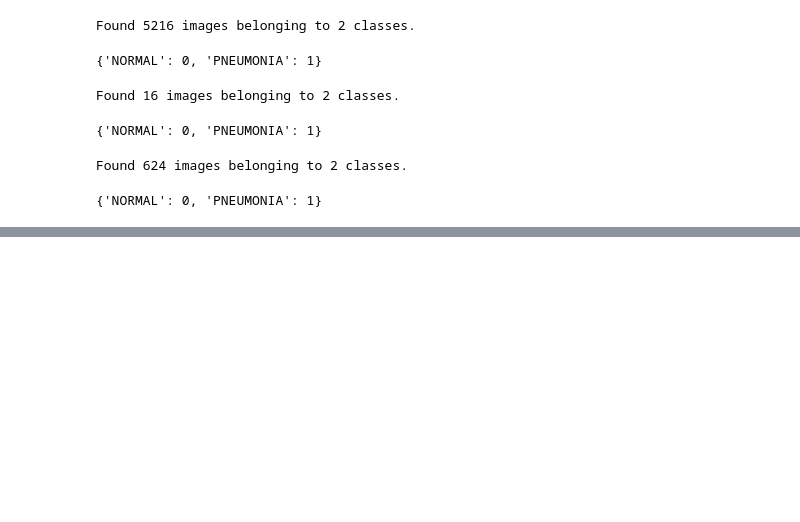
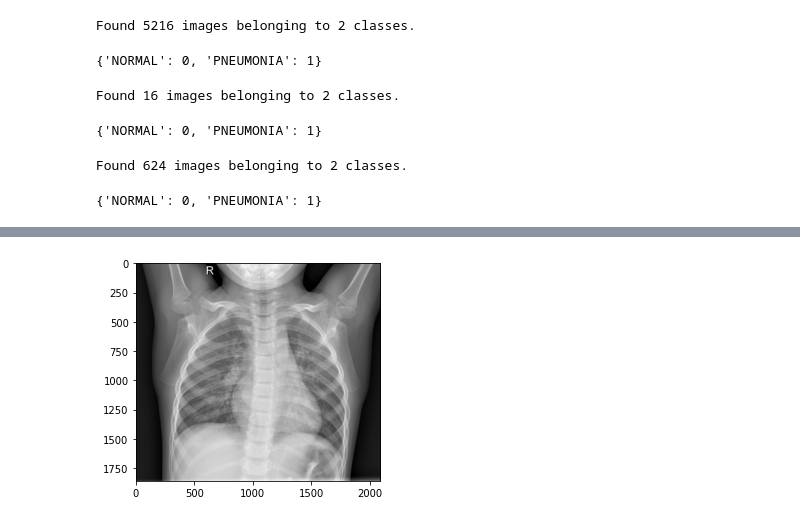
Before and after one commit to ojasiiitd/kaggle, a Jupyter notebook: chest_xray/chest_CV.ipynb, the cells around one changed output, grey strips where cells are left out. Cells and saved outputs as stored; diff of their text form; code cells hidden in the pictures; blank space fills up the shorter version.

```diff
--- a/chest_xray/chest_CV.ipynb
+++ b/chest_xray/chest_CV.ipynb
@@ -27,10 +32,13 @@ else:
 # %%
 train_datagen = ImageDataGenerator(
     rescale=1./255,
-    zoom_range=0.25,
-    width_shift_range=(-100,100),
-    height_shift_range=(-100,100),
-    preprocessing_function=pre_process
+    rotation_range=40,
+    zoom_range=0.2,
+    shear_range=0.2,
+    width_shift_range=0.2,
+    height_shift_range=0.2,
+#     preprocessing_function=pre_process,
+    horizontal_flip=True
 )
 # %%
 train_generator = train_datagen.flow_from_directory(
@@ -135,10 +150,14 @@ loss , acc
 # %%
 i = 0
 imgg = load_img("chest_xray/train/NORMAL/IM-0115-0001.jpeg")
 x = img_to_array(imgg)
 x = x.reshape((1,) + (x.shape))
 gen = train_datagen.flow(x , batch_size = 1 , save_to_dir=home_path+"/saved" , save_prefix="AUG")
 for batch in gen:
     i += 1
-    if i >= 5: # save 20 images
+    if i >= 5:
         break
+plt.imshow(imgg)
+plt.show()
+# %% [output]
+[figure, added]
```
Also changed, not shown: parts of 8 cells of this notebook.
